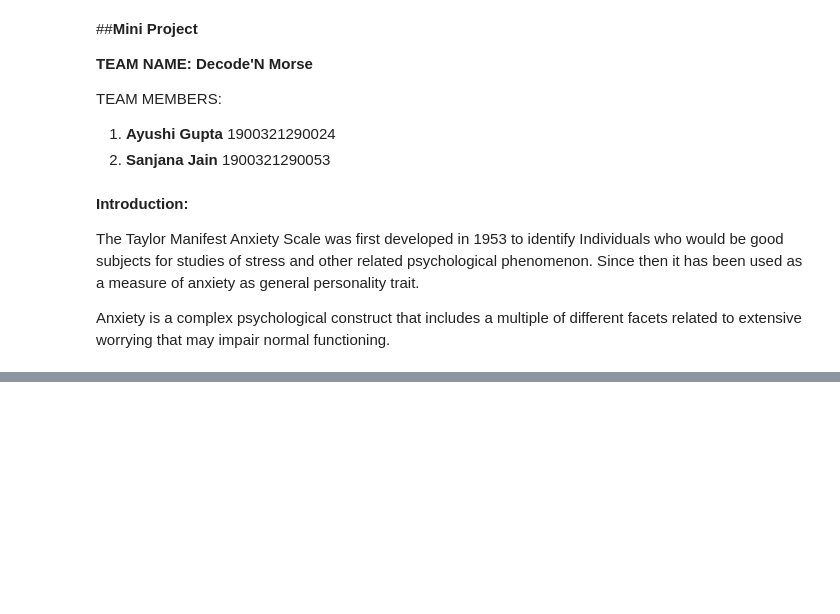
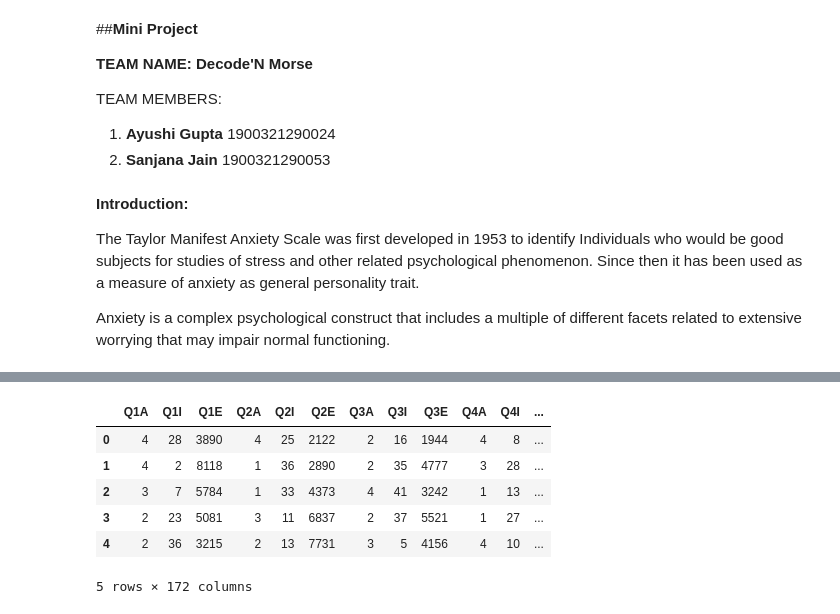
Before and after one commit to sanjana1391/Predicting-Depression-Anxiety-and-Stress, a Jupyter notebook: Predicting_Depression,_Anxiety_and_Stress.ipynb, the cells around one changed output, grey strips where cells are left out. Drawn from its saved outputs; the diff is of its cells as text; code cells hidden in the pictures; blank space fills up the shorter version.

```diff
--- a/Predicting_Depression,_Anxiety_and_Stress.ipynb
+++ b/Predicting_Depression,_Anxiety_and_Stress.ipynb
@@ -19,0 +40,10 @@ Anxiety is a complex psychological construct that includes a multiple of differe
+# %%
+df.head()
+# %% [output]
+|  | Q1A | Q1I | Q1E | Q2A | Q2I | Q2E | Q3A | Q3I | Q3E | Q4A | Q4I | ... |
+| 0 | 4 | 28 | 3890 | 4 | 25 | 2122 | 2 | 16 | 1944 | 4 | 8 | ... |
+| 1 | 4 | 2 | 8118 | 1 | 36 | 2890 | 2 | 35 | 4777 | 3 | 28 | ... |
+| 2 | 3 | 7 | 5784 | 1 | 33 | 4373 | 4 | 41 | 3242 | 1 | 13 | ... |
+| 3 | 2 | 23 | 5081 | 3 | 11 | 6837 | 2 | 37 | 5521 | 1 | 27 | ... |
+| 4 | 2 | 36 | 3215 | 2 | 13 | 7731 | 3 | 5 | 4156 | 4 | 10 | ... |
+5 rows × 172 columns
```
Also changed, not shown: parts of 4 cells of this notebook.
